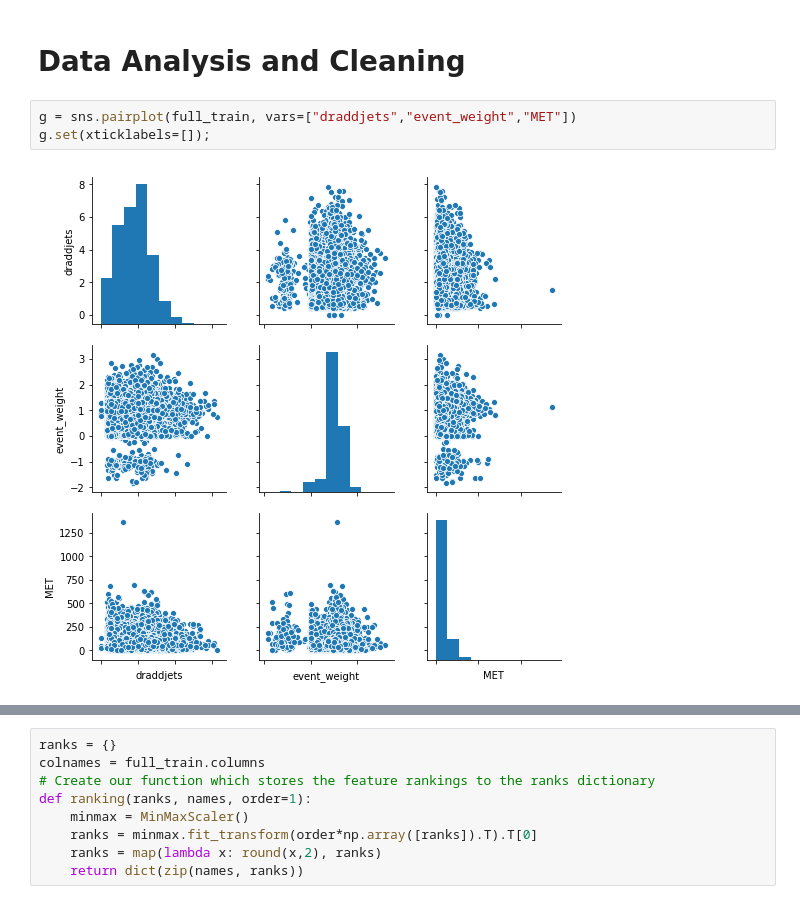
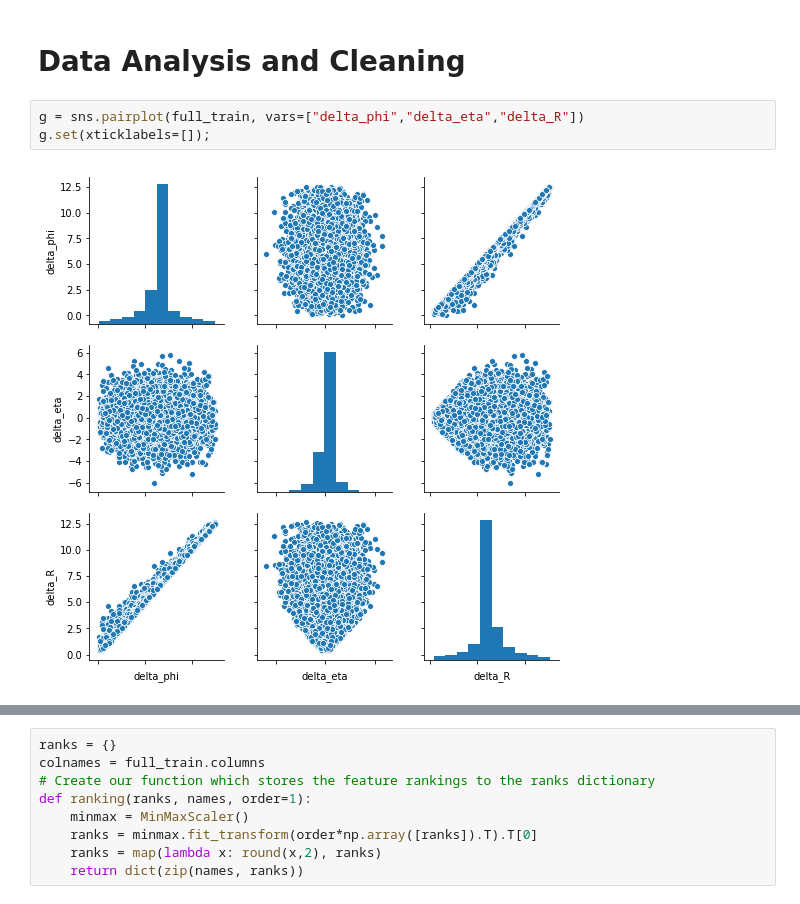
Before and after one commit to kevinyang372/HYU_PH, a Jupyter notebook: Root_explorer.ipynb, the cells around one changed output, grey strips where cells are left out. Drawn from its saved outputs; the diff is of its cells as text.

Commit message:
add sns plots

```diff
--- a/Root_explorer.ipynb
+++ b/Root_explorer.ipynb
@@ -155,7 +155,7 @@ train, scaler = preprocess_data(full_train)
 # %% [markdown]
 # Data Analysis and Cleaning
 # %%
-g = sns.pairplot(full_train, vars=["draddjets","event_weight","MET"])
+g = sns.pairplot(full_train, vars=["delta_phi","delta_eta","delta_R"])
 g.set(xticklabels=[]);
 # %% [output]
-[figure, old version]
+[figure, new version]
```
Also changed, not shown: parts of 2 cells of this notebook.
